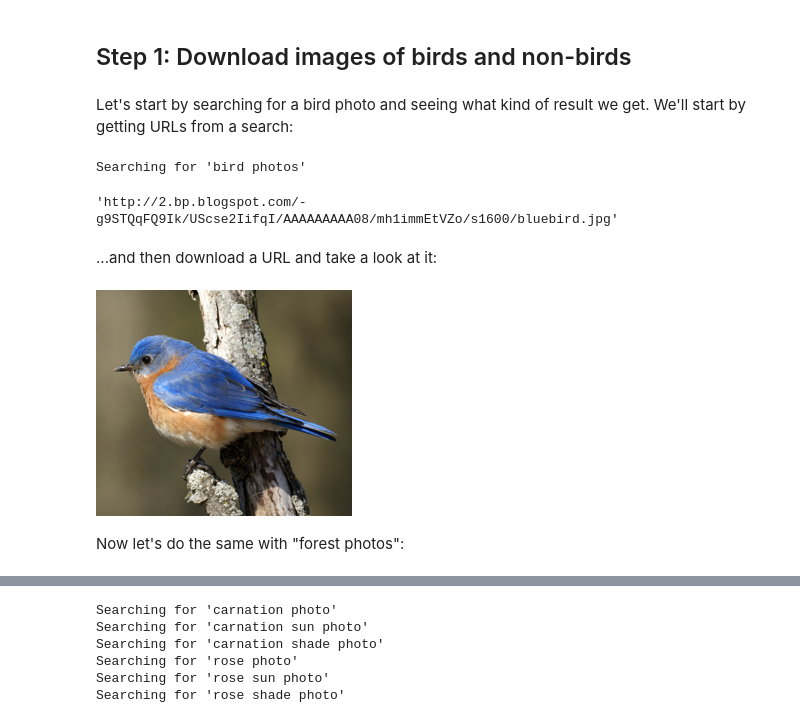
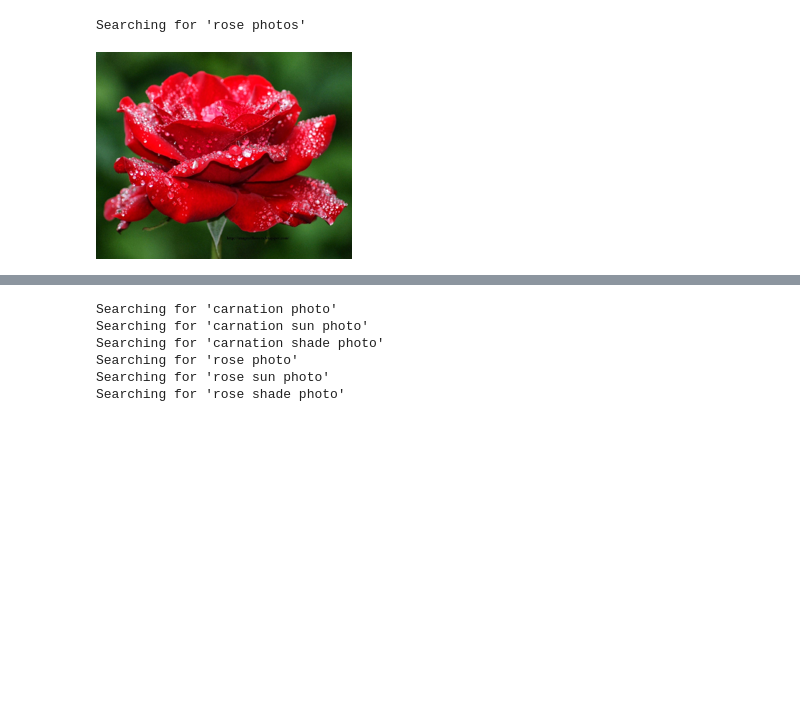
Before and after one commit to madhvidua/fastai-course22-projects, a Jupyter notebook: is-it-a-carnation.ipynb, the cells around one changed output, grey strips where cells are left out. Drawn from its saved outputs; the diff is of its cells as text; code cells hidden in the pictures; blank space fills up the shorter version.

```diff
--- a/is-it-a-carnation.ipynb
+++ b/is-it-a-carnation.ipynb
@@ -57,3 +24 @@ The basic steps we'll take are:
-# %% [markdown]
-## Step 1: Download images of birds and non-birds
 # %%
@@ -63,27 +30,20 @@ from fastcore.all import *
 def search_images(term, max_images=10):
     print(f"Searching for '{term}'")
     return L(ddg_images(term, max_results=max_images)).itemgot('image')
-# %% [markdown]
-Let's start by searching for a bird photo and seeing what kind of result we get. We'll start by getting URLs from a search:
-# %%
-#NB: `search_images` depends on duckduckgo.com, which doesn't always return correct responses.
-#    If you get a JSON error, just try running it again (it may take a couple of tries).
-urls = search_images('bird photos', max_images=1)
-urls[0]
-# %% [output]
-Searching for 'bird photos'
-'http://2.bp.blogspot.com/-g9STQqFQ9Ik/UScse2IifqI/AAAAAAAAA08/mh1immEtVZo/s1600/bluebird.jpg'
-# %% [markdown]
-...and then download a URL and take a look at it:
 # %%
+# Search for rose
+urls = search_images('rose photos', max_images=1)
+urls[0]
+
 from fastdownload import download_url
-dest = 'bird.jpg'
+# Download rose
+dest = 'rose.jpg'
 download_url(urls[0], dest, show_progress=False)
 
 from fastai.vision.all import *
+# Display rose
 im = Image.open(dest)
 im.to_thumb(256,256)
 # %% [output]
+Searching for 'rose photos'
-[figure, old version]
+[figure, new version]
-# %% [markdown]
-Now let's do the same with "forest photos":
```
Also changed, not shown: parts of 35 cells of this notebook.
